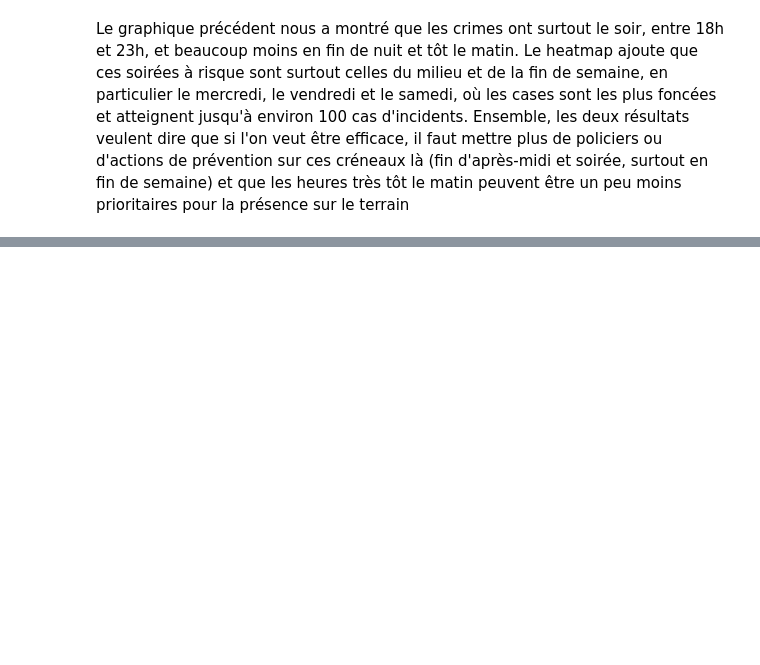
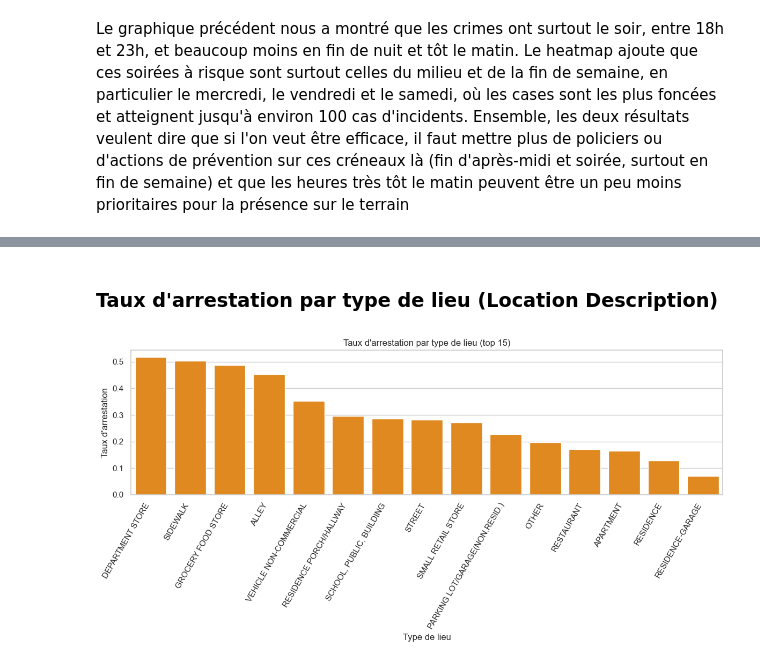
Before and after one commit to itsdav7/CrimeDB_Analysis, a Jupyter notebook: C_DB_Analysis.ipynb, the cells around one changed output, grey strips where cells are left out. Saved outputs shown, nothing was run; the diff lists cells and outputs as text; code cells hidden in the pictures; blank space fills up the shorter version.

```diff
--- a/C_DB_Analysis.ipynb
+++ b/C_DB_Analysis.ipynb
@@ -1279,0 +1380,32 @@ Le graphique précédent nous a montré que les crimes ont surtout le soir, entr
+# %% [markdown]
+### Taux d'arrestation par type de lieu (Location Description)
+# %%
+# On enlève les lignes sans Location Description
+df_loc = df.dropna(subset=["Location Description"]).copy()
+
+loc_group = df_loc.groupby("Location Description", as_index=False).agg(
+    total_cases=("Arrest_bin", "size"),
+    arrests=("Arrest_bin", "sum")
+)
+loc_group["arrest_rate"] = loc_group["arrests"] / loc_group["total_cases"]
+
+# Top lieux les plus fréquents
+topL = 15
+top_locs = loc_group.sort_values("total_cases", ascending=False).head(topL)
+top_locs = top_locs.sort_values("arrest_rate", ascending=False)
+
+plt.figure(figsize=(12, 6))
+sns.barplot(
+    data=top_locs,
+    x="Location Description",
+    y="arrest_rate",
+    color="darkorange"
+)
+plt.xticks(rotation=60, ha="right")
+plt.ylabel("Taux d'arrestation")
+plt.xlabel("Type de lieu")
+plt.title(f"Taux d'arrestation par type de lieu (top {topL})")
+plt.tight_layout()
+plt.show()
+# %% [output]
+[figure, added]
```
Also changed, not shown: parts of 25 cells of this notebook.
